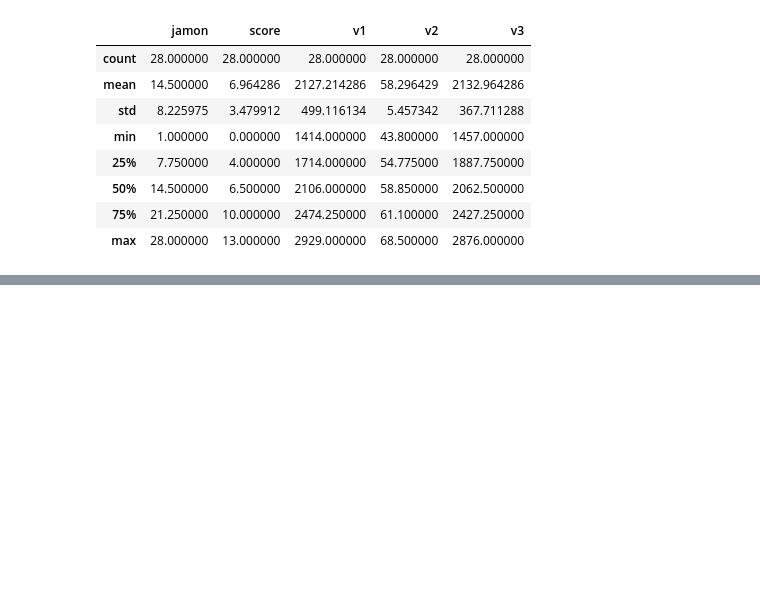
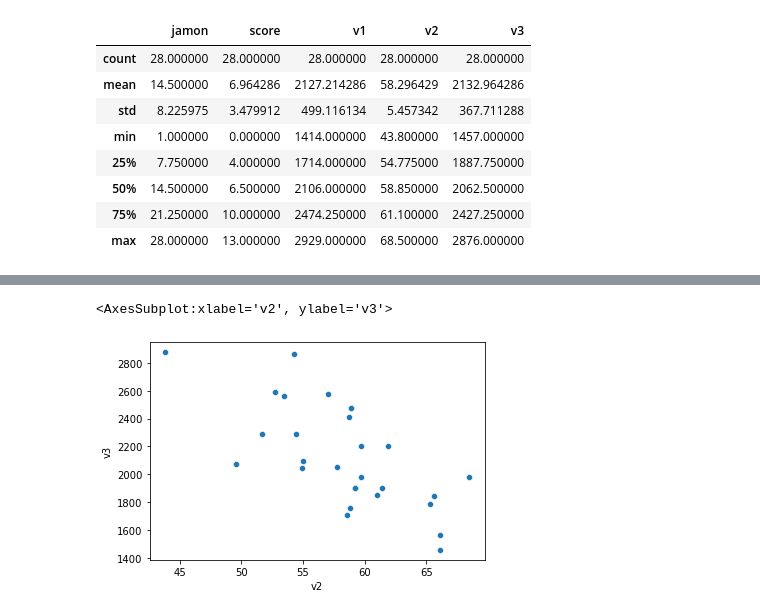
Before and after one commit to yoselalberto/truehome_prueba_tecnica, a Jupyter notebook: research/explore_jamon.ipynb, the cells around one changed output, grey strips where cells are left out. Cells and saved outputs as stored; diff of their text form; code cells hidden in the pictures; blank space fills up the shorter version.

```diff
--- a/research/explore_jamon.ipynb
+++ b/research/explore_jamon.ipynb
@@ -61,0 +76,5 @@ Las buenas prácticas indican separar los datos en dos subconjuntos, train y tes
+# %%
+scatterplot(data = predictores, x = 'v2', y = 'v3')
+# %% [output]
+<AxesSubplot:xlabel='v2', ylabel='v3'>
+[figure, added]
```
Also changed, not shown: parts of 17 cells of this notebook.
